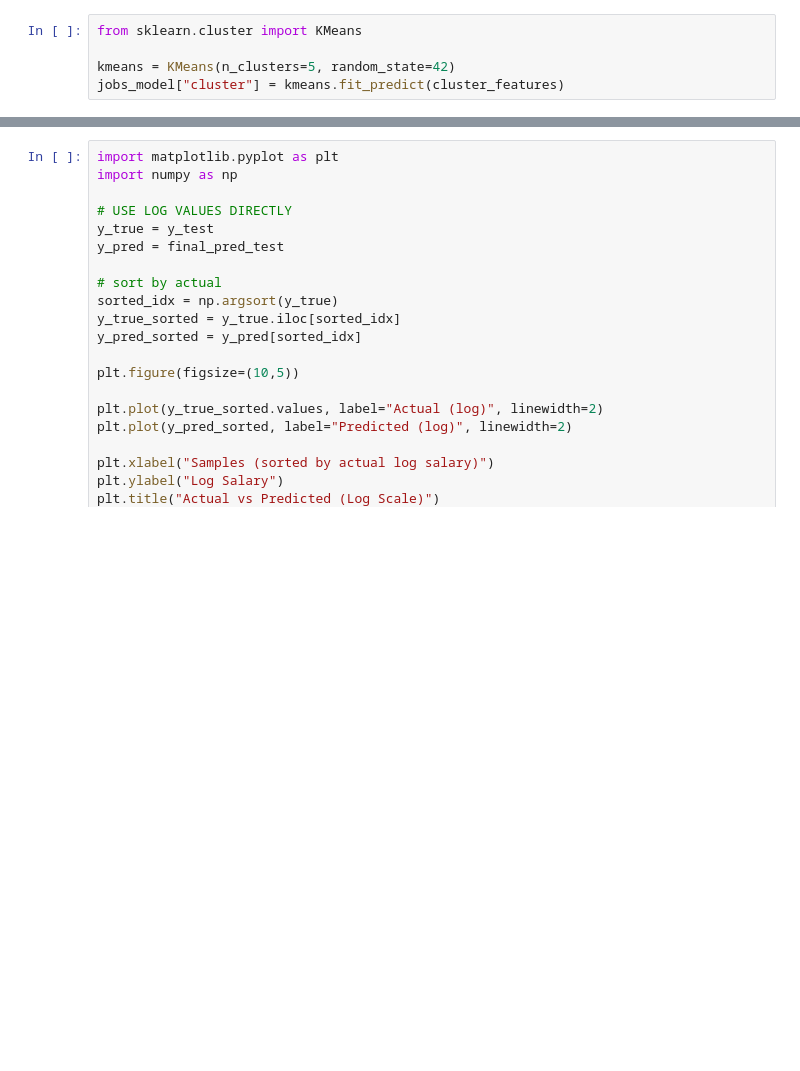
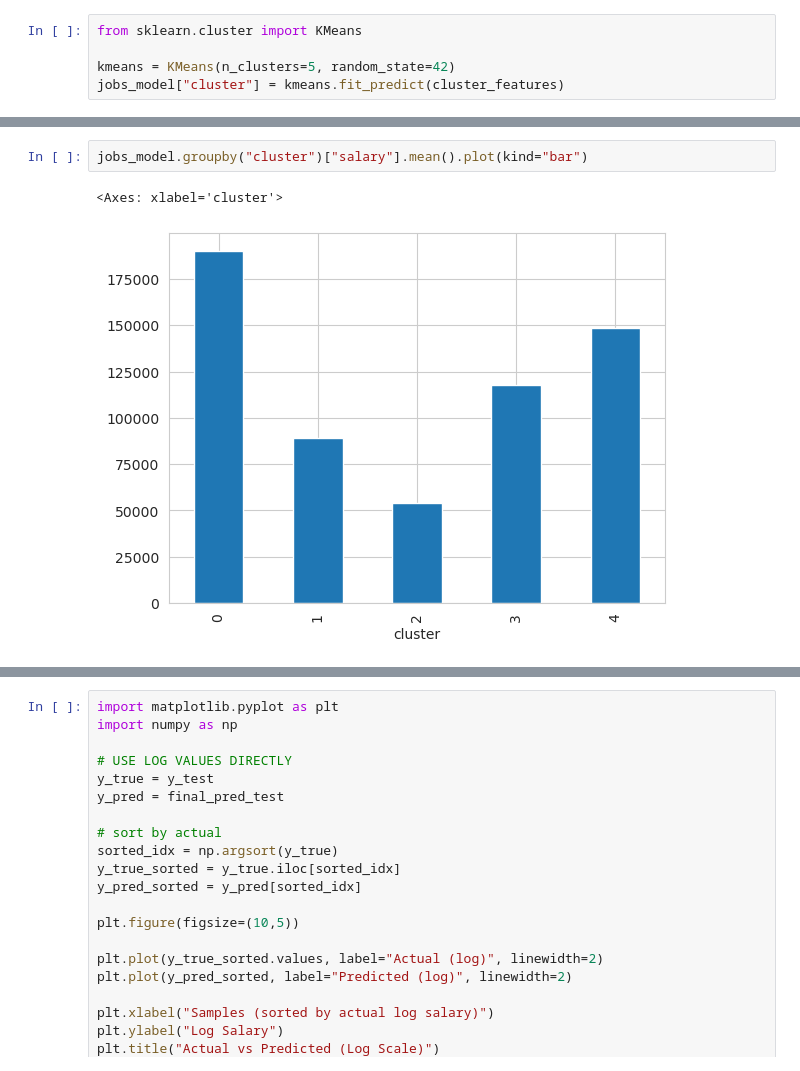
Before and after one commit to miguelcaeg/LT10_MLThesisProject, a Jupyter notebook: Raymond Yana Thesis Attempt.ipynb, the cells around one changed output, grey strips where cells are left out. Saved outputs shown, nothing was run; the diff lists cells and outputs as text; blank space fills up the shorter version.

```diff
--- a/Raymond Yana Thesis Attempt.ipynb
+++ b/Raymond Yana Thesis Attempt.ipynb
@@ -2201,0 +2476,5 @@ jobs_model.groupby("cluster")["job_title_short"].value_counts()
+# %%
+jobs_model.groupby("cluster")["salary"].mean().plot(kind="bar")
+# %% [output]
+<Axes: xlabel='cluster'>
+[figure, added]
```
Also changed, not shown: parts of 27 cells of this notebook.
